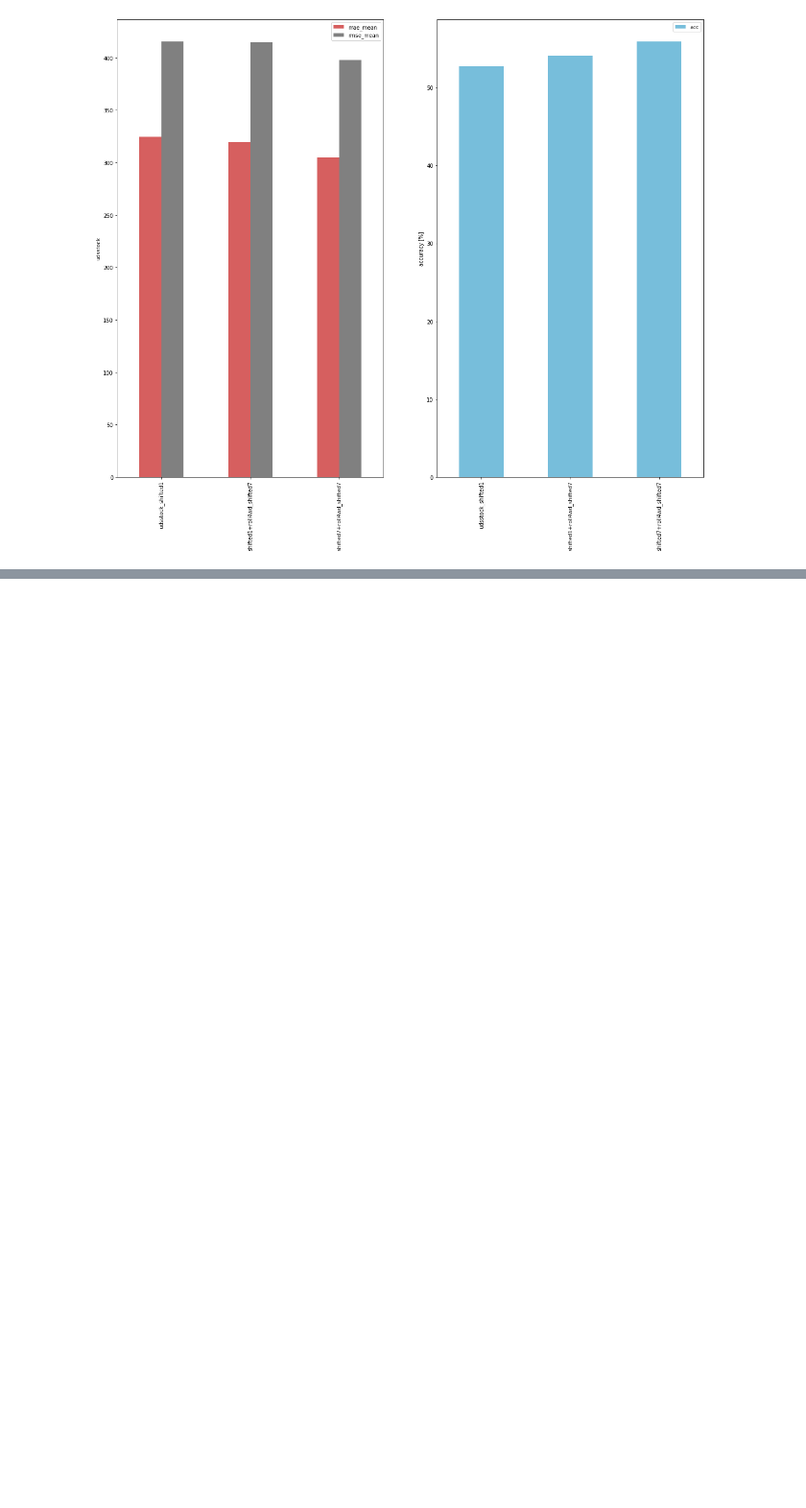
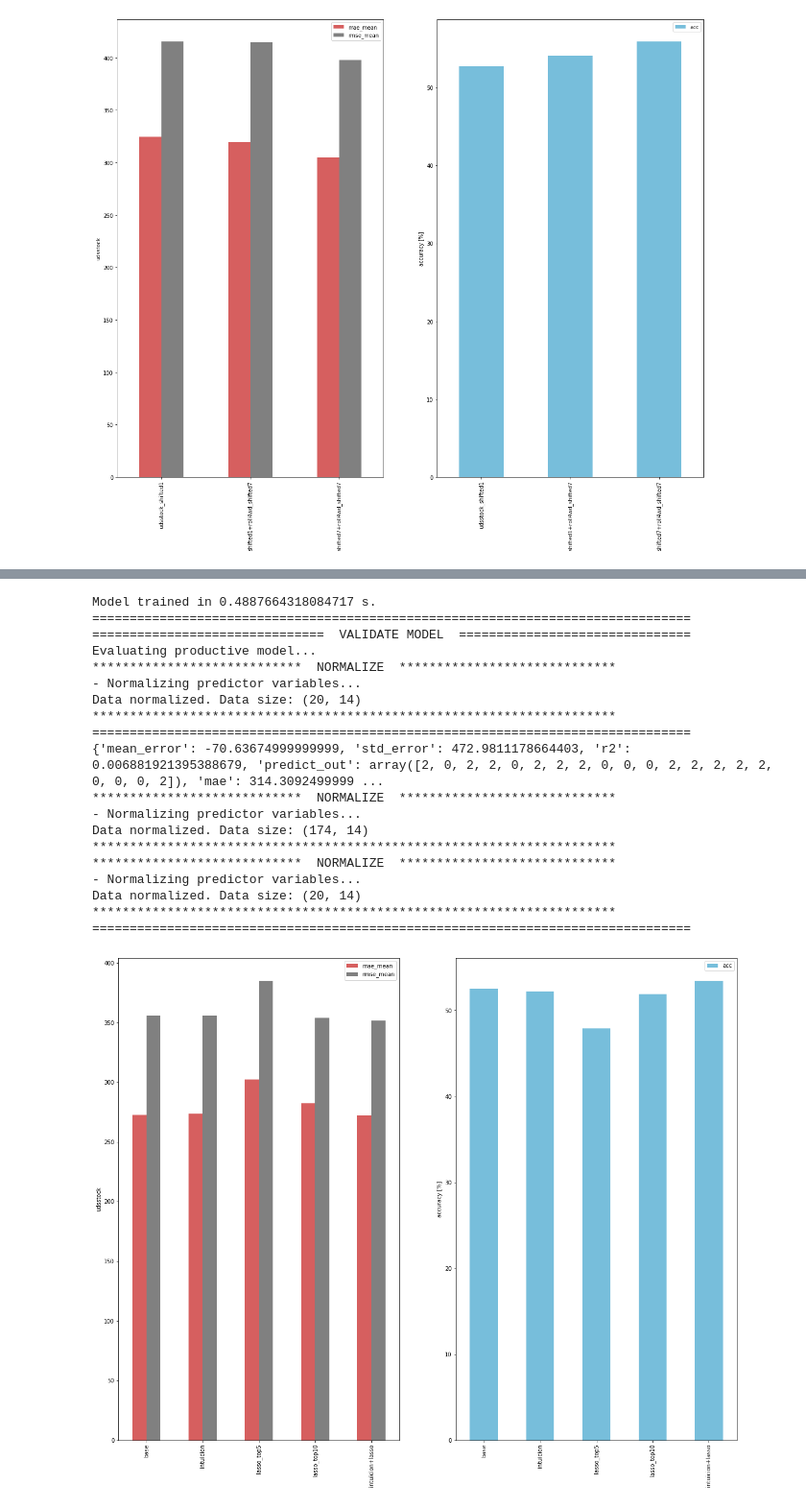
Before and after one commit to PLombao/TFM_StockForecast, a Jupyter notebook: notebooks/EDA_Features_Stock.ipynb, the cells around one changed output, grey strips where cells are left out. Shown: that part at 96% size. Saved outputs shown, nothing was run; the diff lists cells and outputs as text; code cells hidden in the pictures; blank space fills up the shorter version.

```diff
--- a/notebooks/EDA_Features_Stock.ipynb
+++ b/notebooks/EDA_Features_Stock.ipynb
@@ -682,0 +1297,41 @@ Data normalized. Data size: (20, 13)
+# %%
+features = {"base":["fecha", 'producto','udsprevisionempresa','udsventa_shifted1', "udsstock", "udsstock_shifted1"],
+            "intuicion" : ['fecha', 'producto', 'udsstock', 'udsprevisionempresa',
+                                           'promo', 'festivo', 'weekday',
+                                           'working_day', 'is_august', 'spring',
+                                           'summer', 'autumn', 'winter',
+                                           'udsprevisionempresa_shifted-1',
+                                            'udsstock_shifted7', 'roll4wd_udsstock_shifted7',
+                                           ],
+            "lasso_top5": ["producto","fecha","udsstock"] + features_rank.iloc[:5].features.tolist(),
+             "lasso_top10": ["producto","fecha","udsstock"] + features_rank.iloc[:10].features.tolist(),
+            "intuicion+lasso" : ['fecha', 'producto', 'udsstock', 'roll4wd_udsprevisionempresa',
+                                            'working_day', 'month', "quarter","weekofyear",
+                                           'summer', 'autumn', 'winter',"cos_weekday","sin_weekday",
+                                           'udsprevisionempresa_shifted-1','udsprevisionempresa_shifted-6',
+                                            'udsstock_shifted7', 'roll4wd_udsstock_shifted7',
+                                           ],
+
+           }
+
+all_metrics = []
+for feature in list(features):
+
+    metrics, _ = train(main_df, "42", features[feature])
+    metrics["model"] = feature
+    all_metrics.append(metrics)
+all_metrics
+
+met = pd.DataFrame(all_metrics).set_index("model")
+met["acc"] = 100 - met["mape_mean"]
+fig, axes = plt.subplots(nrows=1, ncols=2)
+met[["mae_mean","rmse_mean"]].plot(figsize=(20,16),ax=axes[0], kind='bar', color=["#D65F5F", "grey"])
+axes[0].set_ylabel("udsstock")
+axes[0].set_xlabel("")
+met[["acc"]].plot(figsize=(20,16),ax=axes[1], kind='bar', color=["#77BEDB"])
+axes[1].set_ylabel("accuracy [%]")
+axes[1].set_xlabel("")
+
+
+plt.savefig("reports/features/all_features42.png")
+# %% [output]
@@ -682,0 +1491,20 @@ Data normalized. Data size: (20, 13)
+Model trained in 0.4887664318084717 s.
+================================================================================
+===============================  VALIDATE MODEL  ===============================
+Evaluating productive model...
+****************************  NORMALIZE  *****************************
+- Normalizing predictor variables...
+Data normalized. Data size: (20, 14)
+**********************************************************************
+================================================================================
+{'mean_error': -70.63674999999999, 'std_error': 472.9811178664403, 'r2': 0.006881921395388679, 'predict_out': array([2, 0, 2, 2, 0, 2, 2, 2, 0, 0, 0, 2, 2, 2, 2, 2, 0, 0, 0, 2]), 'mae': 314.3092499999 ...
+****************************  NORMALIZE  *****************************
+- Normalizing predictor variables...
+Data normalized. Data size: (174, 14)
+**********************************************************************
+****************************  NORMALIZE  *****************************
+- Normalizing predictor variables...
+Data normalized. Data size: (20, 14)
+**********************************************************************
+================================================================================
+[figure, added]
```
Also changed, not shown: parts of 14 cells of this notebook, 7 other files.
